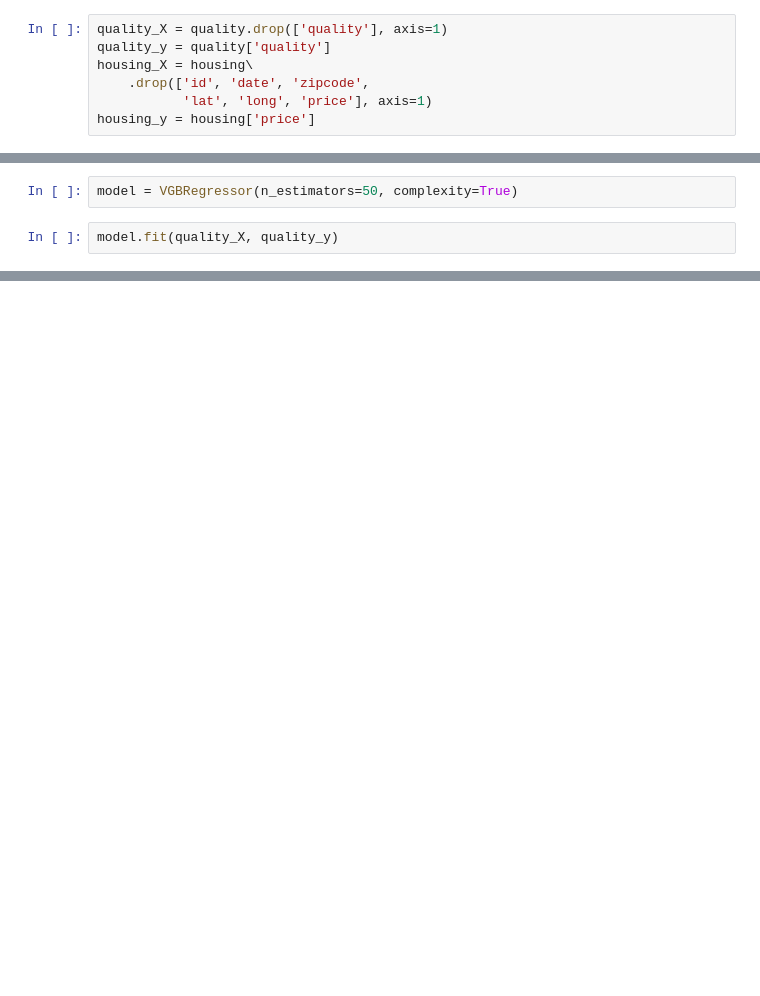
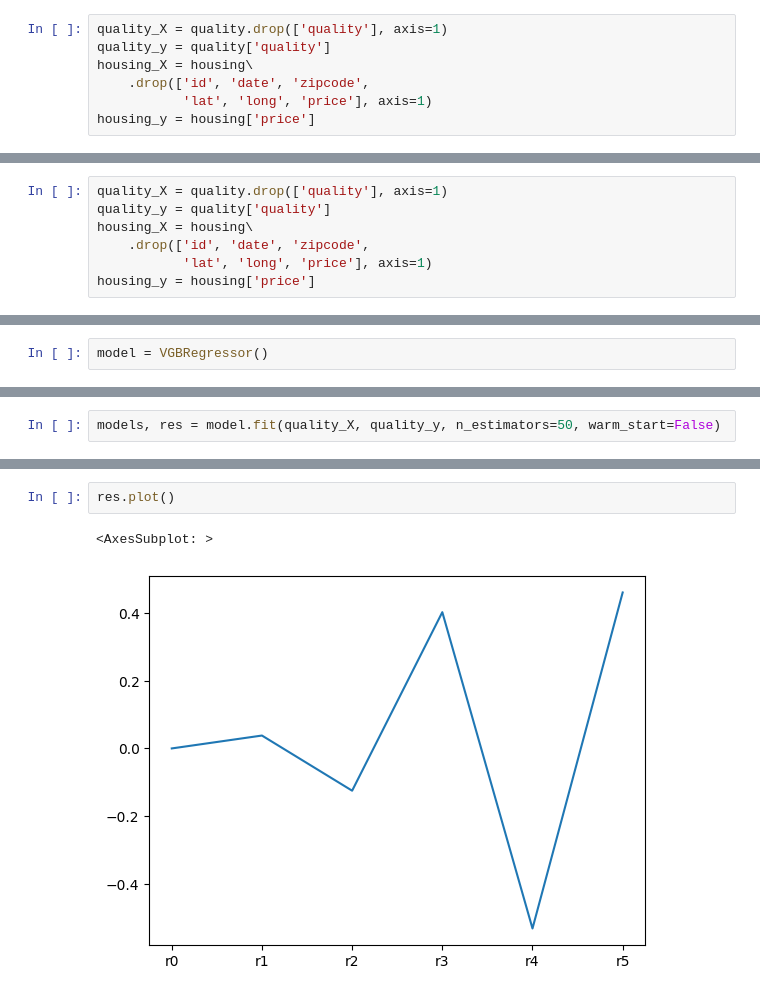
Before and after one commit to Agnij-Moitra/variational-gradient-boosting, a Jupyter notebook: benchmarks.ipynb, the cells around one changed output, grey strips where cells are left out. Cells and saved outputs as stored; diff of their text form; blank space fills up the shorter version.

```diff
--- a/benchmarks.ipynb
+++ b/benchmarks.ipynb
@@ -242 +244,8 @@ plot_results(quality_results)
+# %%
+quality_X = quality.drop(['quality'], axis=1)
+quality_y = quality['quality']
+housing_X = housing\
+    .drop(['id', 'date', 'zipcode',
+           'lat', 'long', 'price'], axis=1)
+housing_y = housing['price']
 # %%
@@ -359,4 +425,2 @@ warnings.filterwarnings("ignore")
 # %%
-model = VGBRegressor(n_estimators=50, complexity=True)
+model = VGBRegressor()
-# %%
-model.fit(quality_X, quality_y)
@@ -386,0 +427,2 @@ ImportError: cannot import name 'all_estimators' from 'sklearn' (c:\Users\Admin\
+# %%
+models, res = model.fit(quality_X, quality_y, n_estimators=50, warm_start=False)
@@ -386,0 +455,5 @@ ImportError: cannot import name 'all_estimators' from 'sklearn' (c:\Users\Admin\
+# %%
+res.plot()
+# %% [output]
+<AxesSubplot: >
+[figure, added]
```
Also changed, not shown: parts of 19 cells of this notebook, 1 other file.
